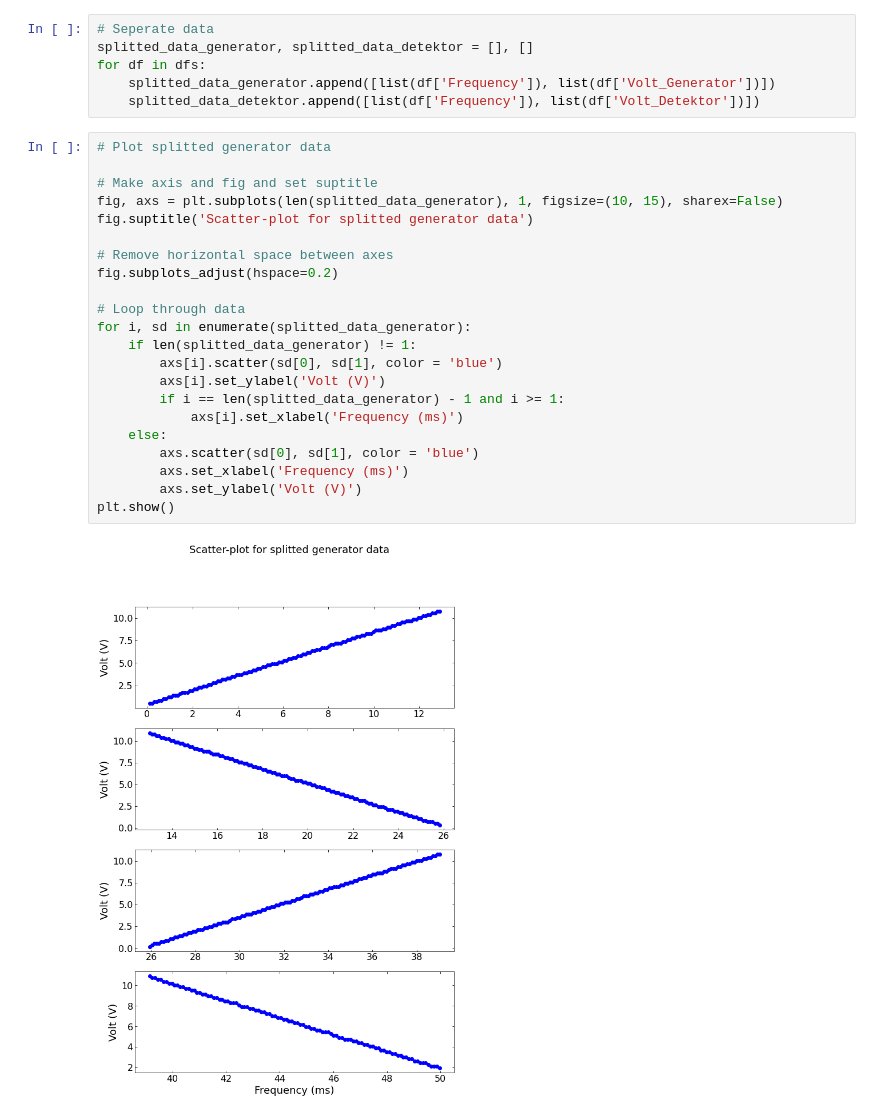
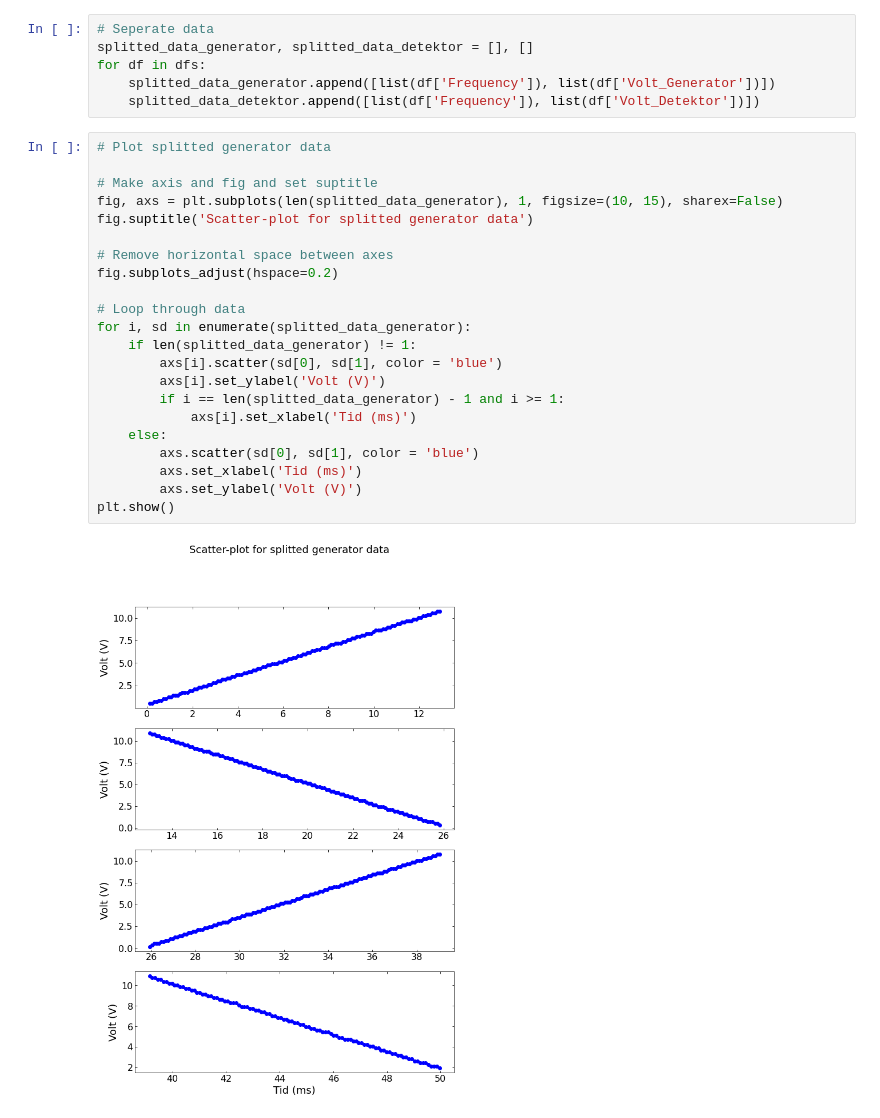
Before and after one commit to fred465f/Forsoeg_2, a Jupyter notebook: Labdage/Labdag_2/Visualisation/visualisation.ipynb, the cells around one changed output. Drawn from its saved outputs; the diff is of its cells as text.

```diff
--- a/Labdage/Labdag_2/Visualisation/visualisation.ipynb
+++ b/Labdage/Labdag_2/Visualisation/visualisation.ipynb
@@ -28,27 +28,27 @@ for df in dfs:
 # %%
 # Plot splitted generator data
 
 # Make axis and fig and set suptitle
 fig, axs = plt.subplots(len(splitted_data_generator), 1, figsize=(10, 15), sharex=False)
 fig.suptitle('Scatter-plot for splitted generator data')
 
 # Remove horizontal space between axes
 fig.subplots_adjust(hspace=0.2)
 
 # Loop through data
 for i, sd in enumerate(splitted_data_generator):
     if len(splitted_data_generator) != 1:
         axs[i].scatter(sd[0], sd[1], color = 'blue')
         axs[i].set_ylabel('Volt (V)')
         if i == len(splitted_data_generator) - 1 and i >= 1:
-            axs[i].set_xlabel('Frequency (ms)')
+            axs[i].set_xlabel('Tid (ms)')
     else:
         axs.scatter(sd[0], sd[1], color = 'blue')
-        axs.set_xlabel('Frequency (ms)')
+        axs.set_xlabel('Tid (ms)')
         axs.set_ylabel('Volt (V)')
 plt.show()
 # %% [output]
-[figure, old version]
+[figure, new version]
 # %%
 # Plot splitted detektor data
 
```
Also changed, not shown: parts of 1 cell of this notebook.
